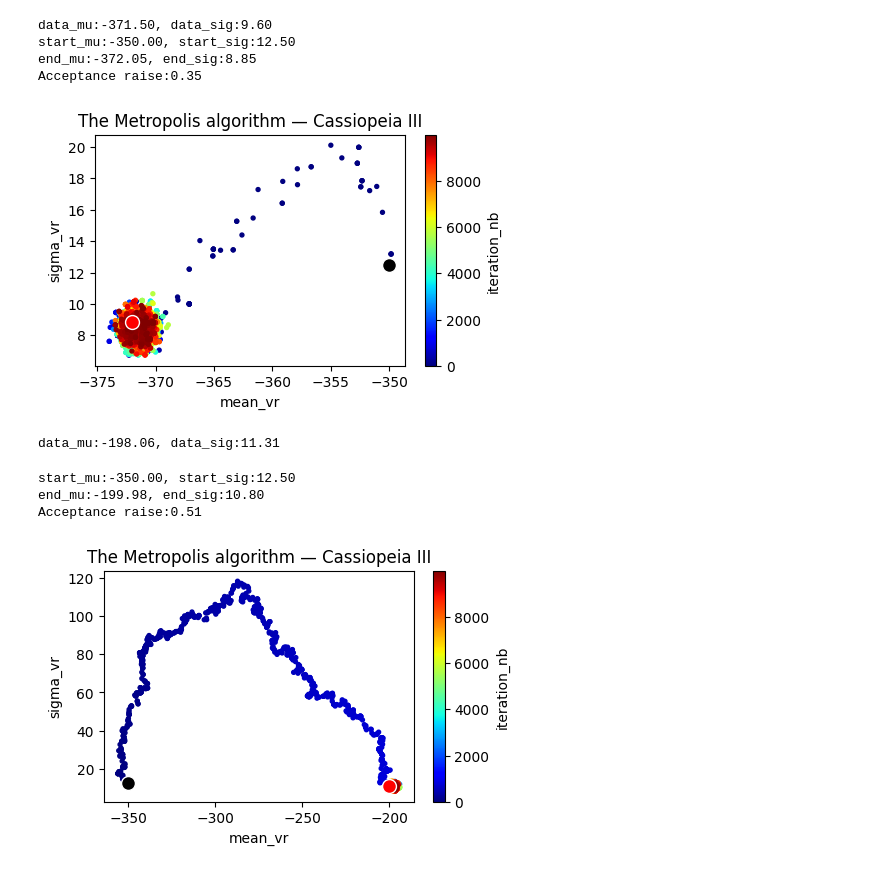
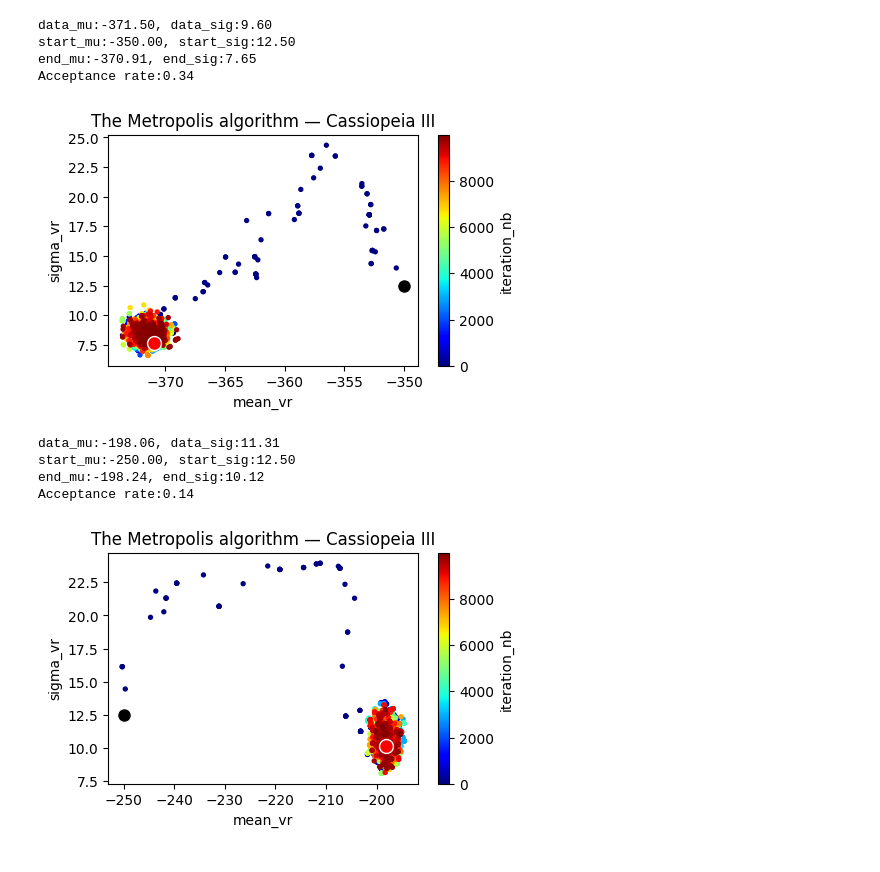
Before and after one commit to wuli15/astronomy, a Jupyter notebook: day3_metropolis.ipynb, the cells around one changed output. Saved outputs shown, nothing was run; the diff lists cells and outputs as text; code cells hidden in the pictures.

```diff
--- a/day3_metropolis.ipynb
+++ b/day3_metropolis.ipynb
@@ -67,21 +67,21 @@ def calculate(set,num=None,step=1,n_samples=10000, mu_init=-350, sig_init=12.5):
 
     plt.show()
 # %%
-calculate('data/cas3.csv',step=1)
+calculate('data/cas3.csv',step=1.5)
 # %% [output]
 data_mu:-371.50, data_sig:9.60
 start_mu:-350.00, start_sig:12.50
-end_mu:-372.05, end_sig:8.85
-Acceptance raise:0.35
+end_mu:-370.91, end_sig:7.65
+Acceptance rate:0.34
-[figure, old version]
+[figure, new version]
 # %%
-calculate('data/lac1.csv',step=1)
+calculate('data/lac1.csv',step=3,mu_init=-250)
 # %% [output]
 data_mu:-198.06, data_sig:11.31
+start_mu:-250.00, start_sig:12.50
+end_mu:-198.24, end_sig:10.12
+Acceptance rate:0.14
-start_mu:-350.00, start_sig:12.50
-end_mu:-199.98, end_sig:10.80
-Acceptance raise:0.51
-[figure, old version]
+[figure, new version]
 # %%
 calculate('data/pre1.csv',step=5)
 # %% [output]
```
Also changed, not shown: parts of 4 cells of this notebook.
